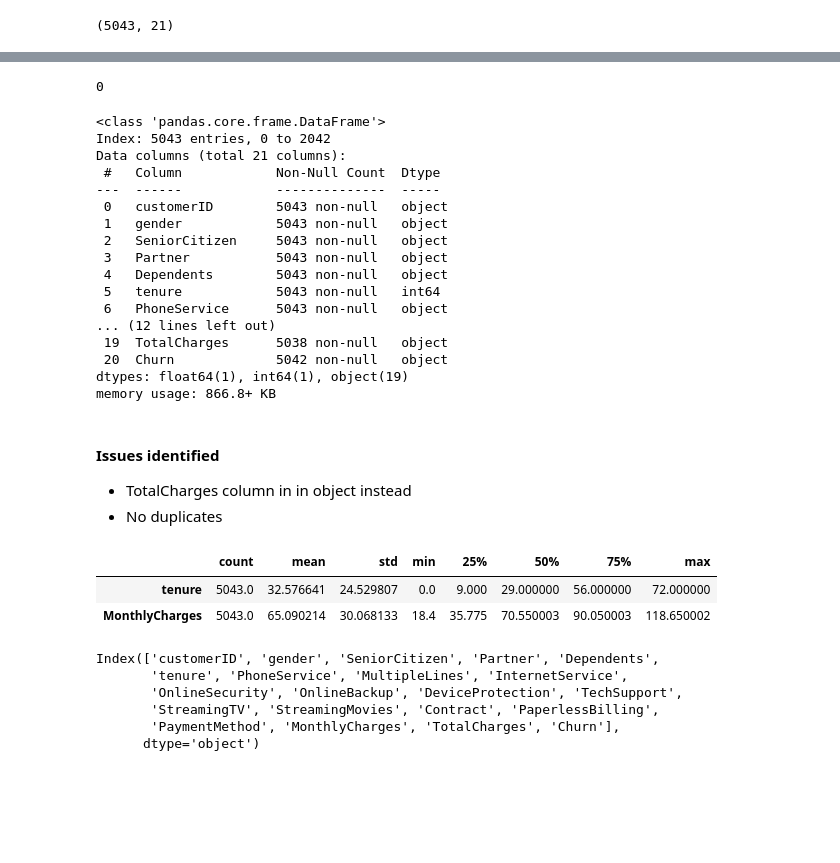
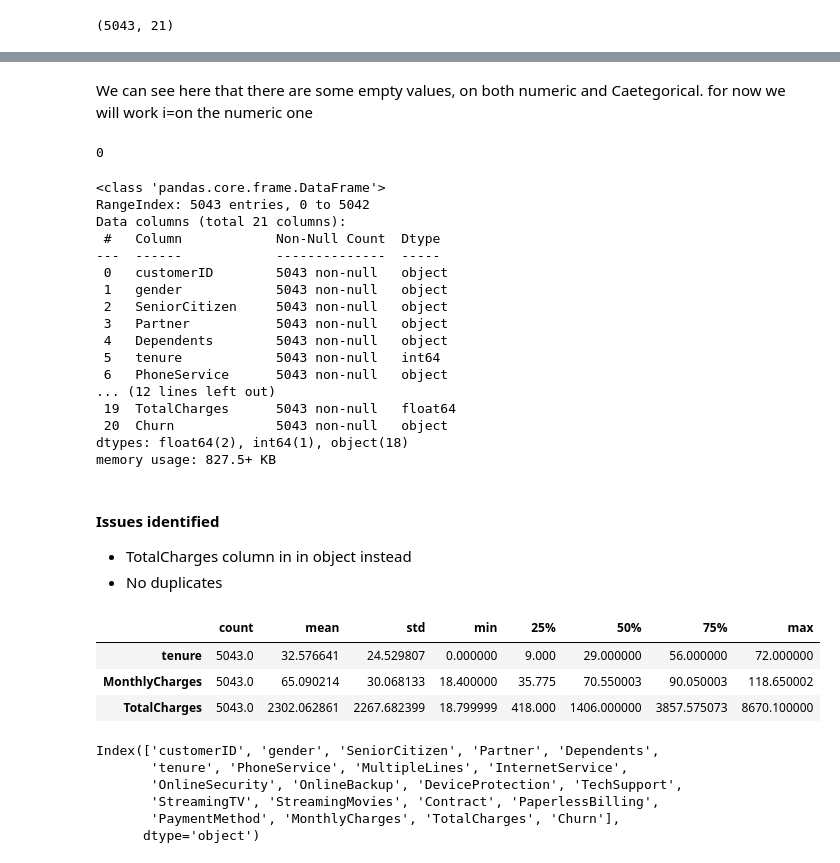
Before and after one commit to codedzifa/Pretoria-Customer-Churn-LP2, a Jupyter notebook: Pretoria Customer Churn dataset.ipynb, the cells around one changed output, grey strips where cells are left out. Cells and saved outputs as stored; diff of their text form; code cells hidden in the pictures; blank space fills up the shorter version.

```diff
--- a/Pretoria Customer Churn dataset.ipynb
+++ b/Pretoria Customer Churn dataset.ipynb
@@ -142,3 +140,5 @@ data.shape
 voda_churn_train.shape
 # %% [output]
 (5043, 21)
+# %%
+train_df = pd.read_csv('voda_customer_churn.csv')
@@ -144,0 +157,2 @@ voda_churn_train.shape
+# %%
+train_df = train_df.drop('Unnamed: 0', axis = 'columns')
@@ -176,3 +215,11 @@ Churn                 1
 dtype: int64
+# %% [markdown]
+We can see here that there are some empty values, on both numeric and Caetegorical. for now we will work i=on the numeric one
+# %%
+# we will replace the empty values the Total Amount column with the mean values
+train_df['TotalCharges'] = pd.to_numeric(train_df["TotalCharges"], errors= "coerce")
+
+# we therefore will repalce with the mean of the Values in that column
+train_df.fillna(value= train_df["TotalCharges"].mean(), inplace= True)
 # %%
 # Check duplicated values
@@ -180,10 +227,10 @@ voda_churn_train.duplicated().sum()
 # %% [output]
 0
 # %%
-voda_churn_train.info()
+train_df.info()
 # %% [output]
 <class 'pandas.core.frame.DataFrame'>
-Index: 5043 entries, 0 to 2042
+RangeIndex: 5043 entries, 0 to 5042
 Data columns (total 21 columns):
  #   Column            Non-Null Count  Dtype
 ---  ------            --------------  -----
@@ -195,19 +242,20 @@ Data columns (total 21 columns):
  5   tenure            5043 non-null   int64
  6   PhoneService      5043 non-null   object
 ... (12 lines left out)
- 19  TotalCharges      5038 non-null   object
- 20  Churn             5042 non-null   object
-dtypes: float64(1), int64(1), object(19)
-memory usage: 866.8+ KB
+ 19  TotalCharges      5043 non-null   float64
+ 20  Churn             5043 non-null   object
+dtypes: float64(2), int64(1), object(18)
+memory usage: 827.5+ KB
 # %% [markdown]
 #### Issues identified
 - TotalCharges column in in object instead
 - No duplicates
 # %%
 # Do describe and transpose
-voda_churn_train.describe().T
+train_df.describe().T
 # %% [output]
 |  | count | mean | std | min | 25% | 50% | 75% | max |
-| tenure | 5043.0 | 32.576641 | 24.529807 | 0.0 | 9.000 | 29.000000 | 56.000000 | 72.000000 |
-| MonthlyCharges | 5043.0 | 65.090214 | 30.068133 | 18.4 | 35.775 | 70.550003 | 90.050003 | 118.650002 |
+| tenure | 5043.0 | 32.576641 | 24.529807 | 0.000000 | 9.000 | 29.000000 | 56.000000 | 72.000000 |
+| MonthlyCharges | 5043.0 | 65.090214 | 30.068133 | 18.400000 | 35.775 | 70.550003 | 90.050003 | 118.650002 |
+| TotalCharges | 5043.0 | 2302.062861 | 2267.682399 | 18.799999 | 418.000 | 1406.000000 | 3857.575073 | 8670.100000 |
 # %%
```
Also changed, not shown: parts of 30 cells of this notebook.
